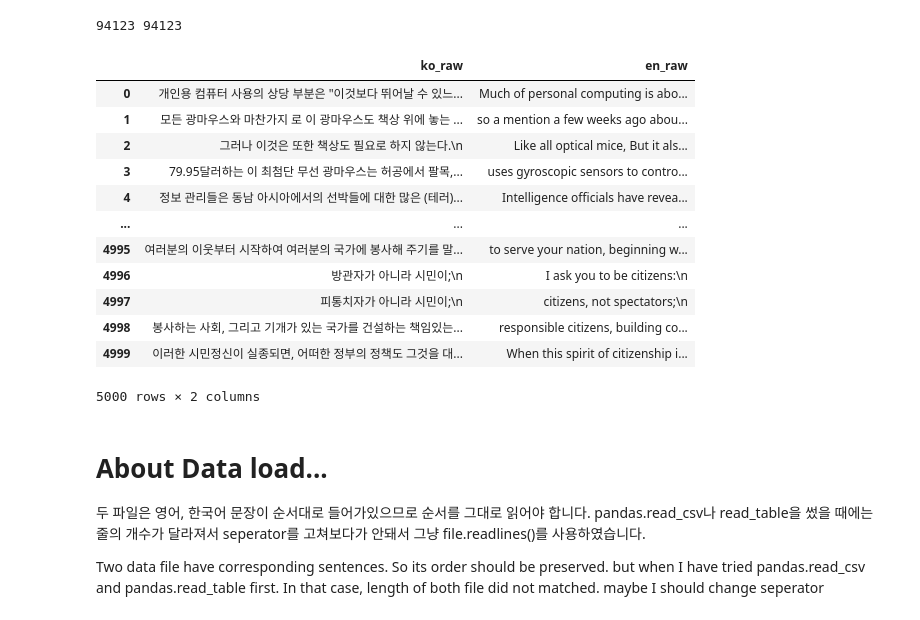
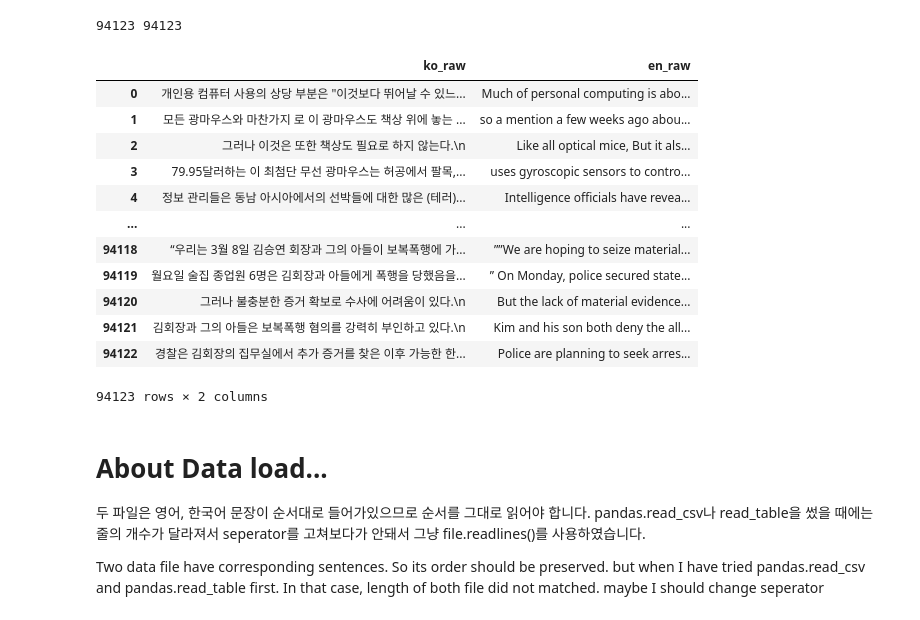
Before and after one commit to chhyyi/aiffel, a Jupyter notebook: LMS/nlp_node8.ipynb, the cells around one changed output. Saved outputs shown, nothing was run; the diff lists cells and outputs as text; code cells hidden in the pictures.

```diff
--- a/LMS/nlp_node8.ipynb
+++ b/LMS/nlp_node8.ipynb
@@ -49,28 +47,28 @@ print(len(ko_raw), len(en_raw))
 94123 94123
 # %%
 data = pd.DataFrame()
-test_rows=5000 #temporal index for scripting
+test_rows=0 #temporal index for scripting
 if test_rows:
     data['ko_raw']=ko_raw[:test_rows]
     data['en_raw']=en_raw[:test_rows]
 else:
     data['ko_raw']=ko_raw
     data['en_raw']=en_raw
 data
 # %% [output]
 |  | ko_raw | en_raw |
 | 0 | 개인용 컴퓨터 사용의 상당 부분은 "이것보다 뛰어날 수 있느... | Much of personal computing is abo... |
 | 1 | 모든 광마우스와 마찬가지 로 이 광마우스도 책상 위에 놓는 ... | so a mention a few weeks ago abou... |
 | 2 | 그러나 이것은 또한 책상도 필요로 하지 않는다.\n | Like all optical mice, But it als... |
 | 3 | 79.95달러하는 이 최첨단 무선 광마우스는 허공에서 팔목,... | uses gyroscopic sensors to contro... |
 | 4 | 정보 관리들은 동남 아시아에서의 선박들에 대한 많은 (테러)... | Intelligence officials have revea... |
 | ... | ... | ... |
-| 4995 | 여러분의 이웃부터 시작하여 여러분의 국가에 봉사해 주기를 말... | to serve your nation, beginning w... |
-| 4996 | 방관자가 아니라 시민이;\n | I ask you to be citizens:\n |
-| 4997 | 피통치자가 아니라 시민이;\n | citizens, not spectators;\n |
-| 4998 | 봉사하는 사회, 그리고 기개가 있는 국가를 건설하는 책임있는... | responsible citizens, building co... |
-| 4999 | 이러한 시민정신이 실종되면, 어떠한 정부의 정책도 그것을 대... | When this spirit of citizenship i... |
+| 94118 | “우리는 3월 8일 김승연 회장과 그의 아들이 보복폭행에 가... | ””We are hoping to seize material... |
+| 94119 | 월요일 술집 종업원 6명은 김회장과 아들에게 폭행을 당했음을... | ” On Monday, police secured state... |
+| 94120 | 그러나 불충분한 증거 확보로 수사에 어려움이 있다.\n | But the lack of material evidence... |
+| 94121 | 김회장과 그의 아들은 보복폭행 혐의를 강력히 부인하고 있다.\n | Kim and his son both deny the all... |
+| 94122 | 경찰은 김회장의 집무실에서 추가 증거를 찾은 이후 가능한 한... | Police are planning to seek arres... |
-5000 rows × 2 columns
+94123 rows × 2 columns
 # %% [markdown]
 # About Data load...
 
```
Also changed, not shown: parts of 34 cells of this notebook.
